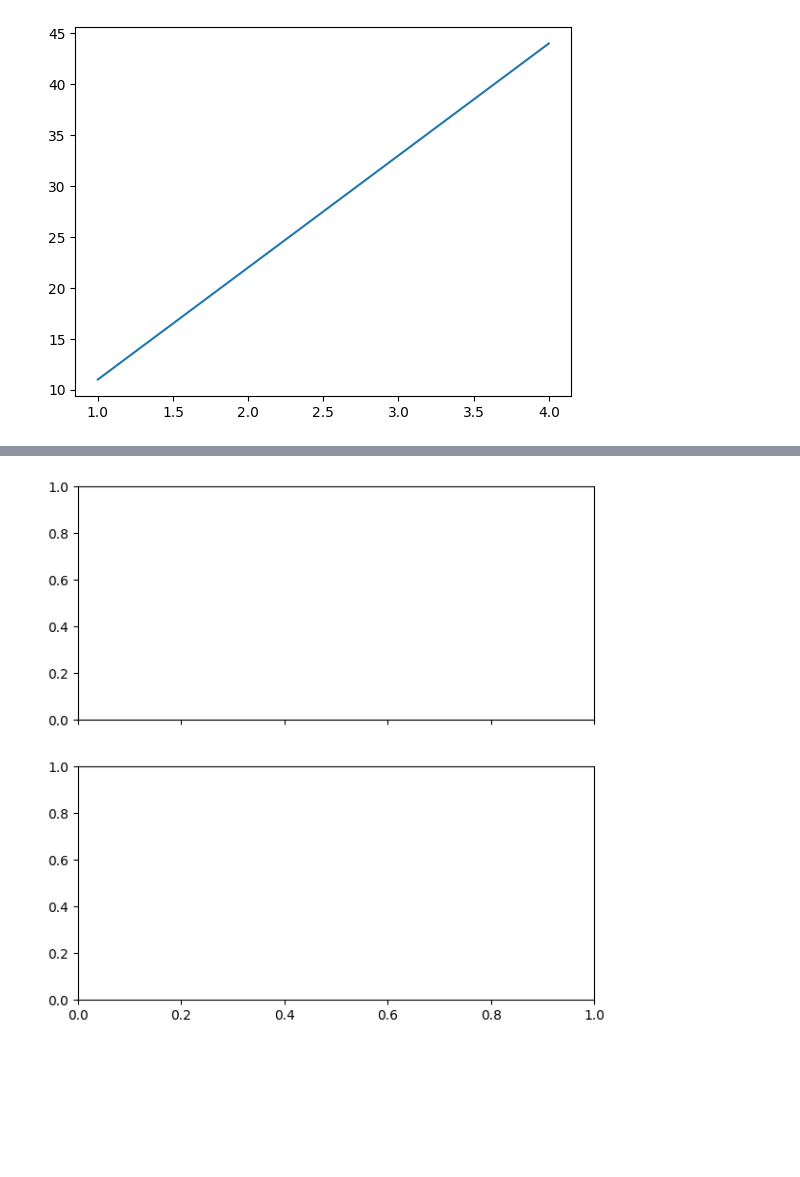
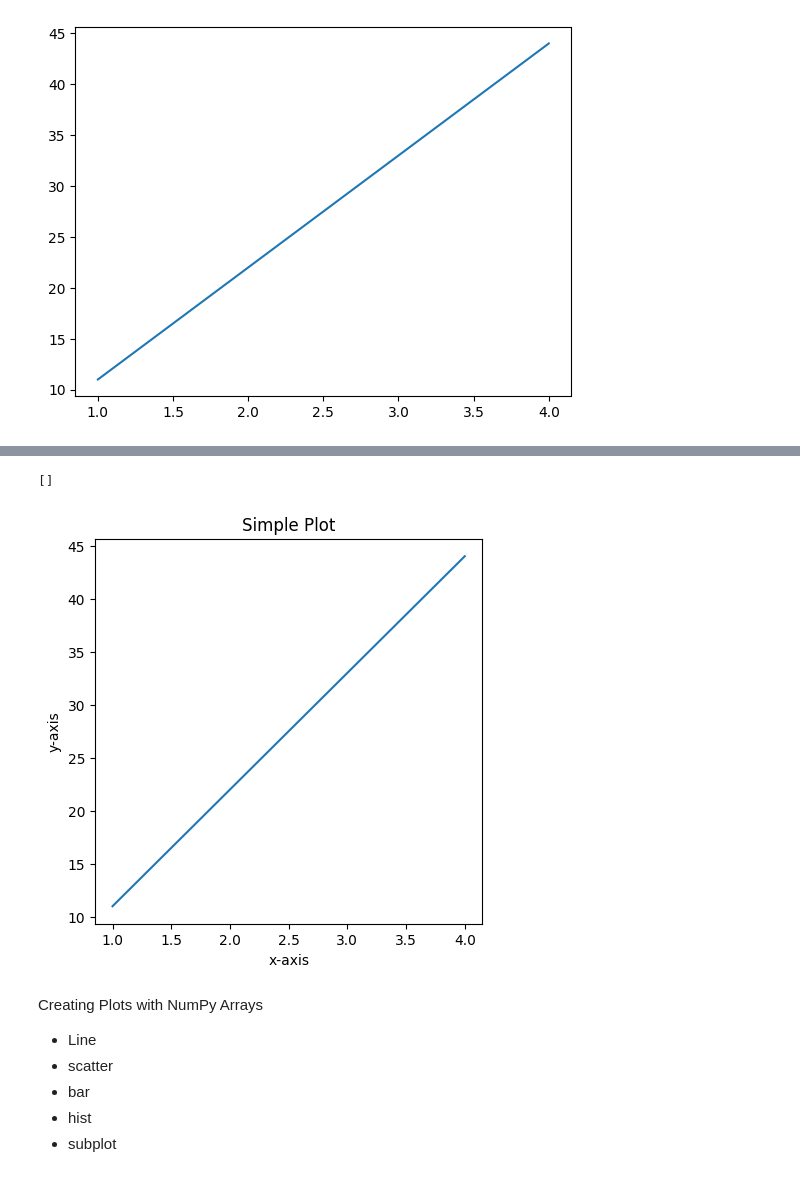
Before and after one commit to Atharva0045/Machine-Learning-ZTM, a Jupyter notebook: Path 1 (ML)/Matplotlib/intro.ipynb, the cells around one changed output, grey strips where cells are left out. Drawn from its saved outputs; the diff is of its cells as text; code cells hidden in the pictures; blank space fills up the shorter version.

```diff
--- a/Path 1 (ML)/Matplotlib/intro.ipynb
+++ b/Path 1 (ML)/Matplotlib/intro.ipynb
@@ -40,10 +40,28 @@ plt.show()
 [figure]
 # %% [markdown]
 ![Plot Anatomy goes here...](matplotlib-anatomy-of-a-plot-with-code.png "Matplotlib Plot Anatomy")
-# %%
-fig, (ax0, ax1) = plt.subplots(nrows=2,
-                               ncols=1,
-                               sharex=True,
-                               figsize=(7,7))
-# %% [output]
-[figure, removed]
+# %%
+fig, ax = plt.subplots(figsize=(5,5))
+
+x = [1, 2, 3, 4]
+y = [11, 22, 33, 44]
+
+ax.plot(x, y)
+
+ax.set(title='Simple Plot',
+       xlabel='x-axis',
+       ylabel='y-axis')
+
+# fig.savefig('path_to_save_plot')
+ax.plot()
+# %% [output]
+[]
+[figure, added]
+# %% [markdown]
+Creating Plots with NumPy Arrays
+
+* Line
+* scatter
+* bar
+* hist
+* subplot
```
Also changed, not shown: parts of 32 cells of this notebook, 1 other file.
